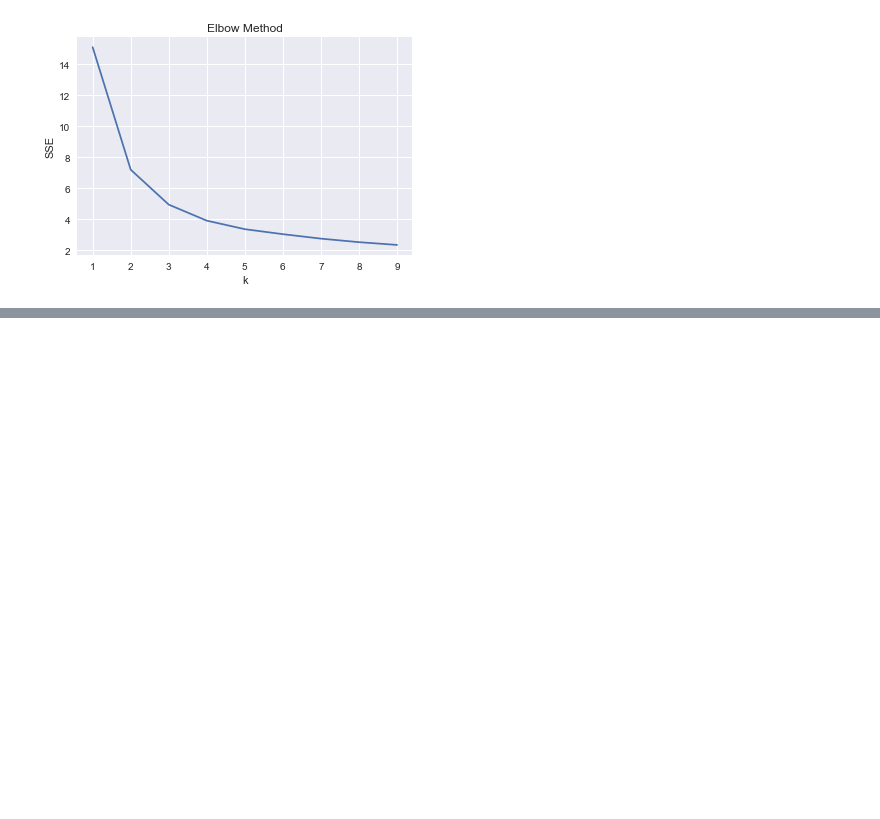
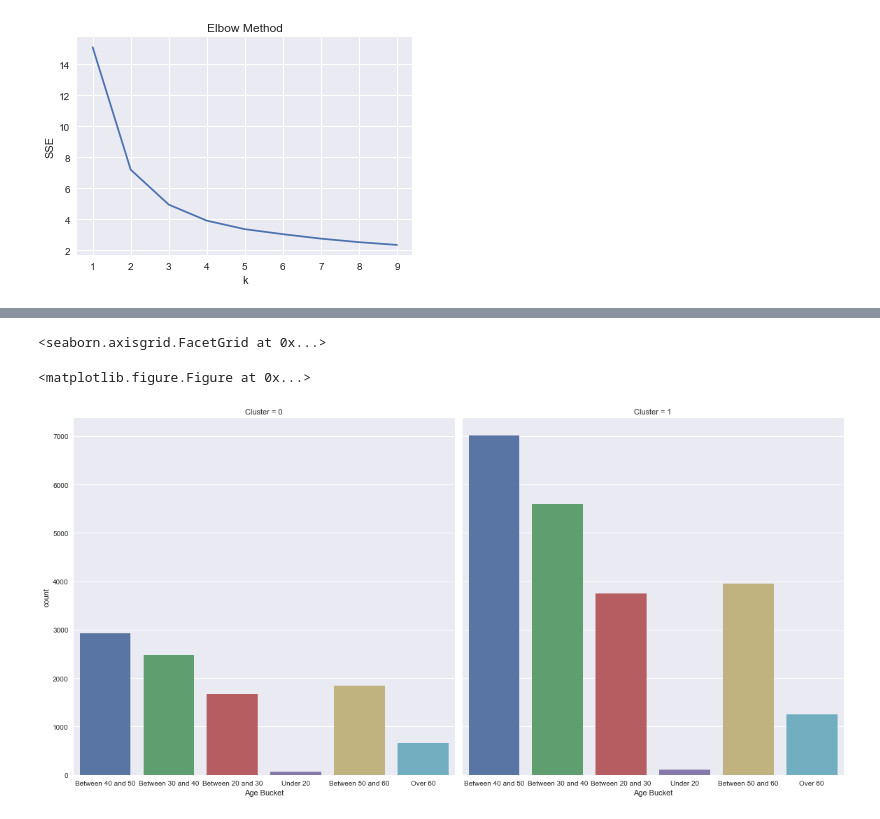
Before and after one commit to madderle/Data-Science-Bootcamp, a Jupyter notebook: Unit 4/Boston Marathon.ipynb, the cells around one changed output, grey strips where cells are left out. Saved outputs shown, nothing was run; the diff lists cells and outputs as text; code cells hidden in the pictures; blank space fills up the shorter version.

```diff
--- a/Unit 4/Boston Marathon.ipynb
+++ b/Unit 4/Boston Marathon.ipynb
@@ -136,0 +198,8 @@ for n_cluster in range(2, 6):
+# %%
+# Look at Gender Breakdown for Count
+plt.figure(figsize=(16,8))
+sns.factorplot(x='Age Bucket', col='Cluster', kind="count", data=combined, size=8)
+# %% [output]
+<seaborn.axisgrid.FacetGrid at 0x...>
+<matplotlib.figure.Figure at 0x...>
+[figure, added]
```
Also changed, not shown: parts of 13 cells of this notebook.
